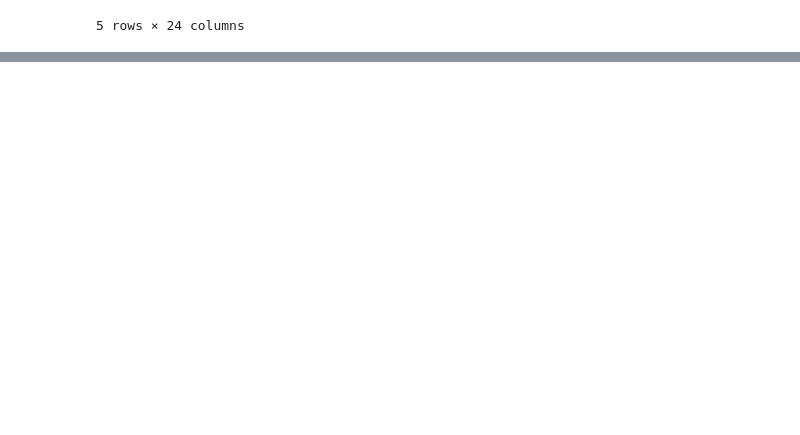
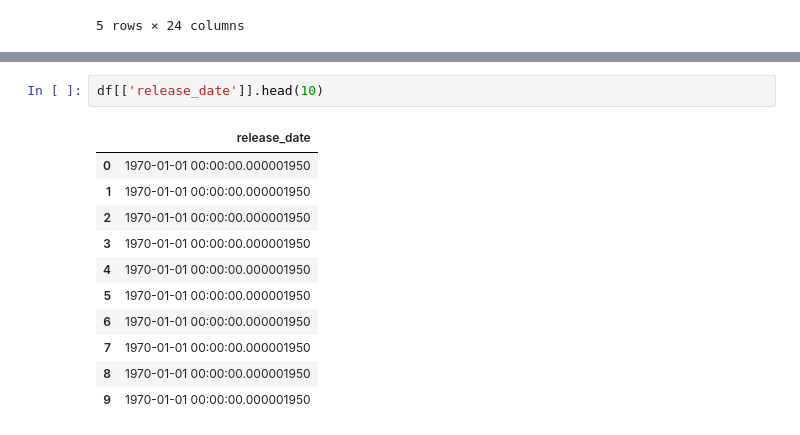
Before and after one commit to jweng8900/-TLAB-Music-Recommendation-Algorithm, a Jupyter notebook: Notebooks/eda.ipynb, the cells around one changed output, grey strips where cells are left out. Cells and saved outputs as stored; diff of their text form; blank space fills up the shorter version.

```diff
--- a/Notebooks/eda.ipynb
+++ b/Notebooks/eda.ipynb
@@ -18,0 +104,14 @@ df.drop(columns=['Unnamed: 0'], inplace=True, errors='ignore')
+# %%
+df[['release_date']].head(10)
+# %% [output]
+|  | release_date |
+| 0 | 1970-01-01 00:00:00.000001950 |
+| 1 | 1970-01-01 00:00:00.000001950 |
+| 2 | 1970-01-01 00:00:00.000001950 |
+| 3 | 1970-01-01 00:00:00.000001950 |
+| 4 | 1970-01-01 00:00:00.000001950 |
+| 5 | 1970-01-01 00:00:00.000001950 |
+| 6 | 1970-01-01 00:00:00.000001950 |
+| 7 | 1970-01-01 00:00:00.000001950 |
+| 8 | 1970-01-01 00:00:00.000001950 |
+| 9 | 1970-01-01 00:00:00.000001950 |
```
Also changed, not shown: parts of 9 cells of this notebook, 2 other files.
